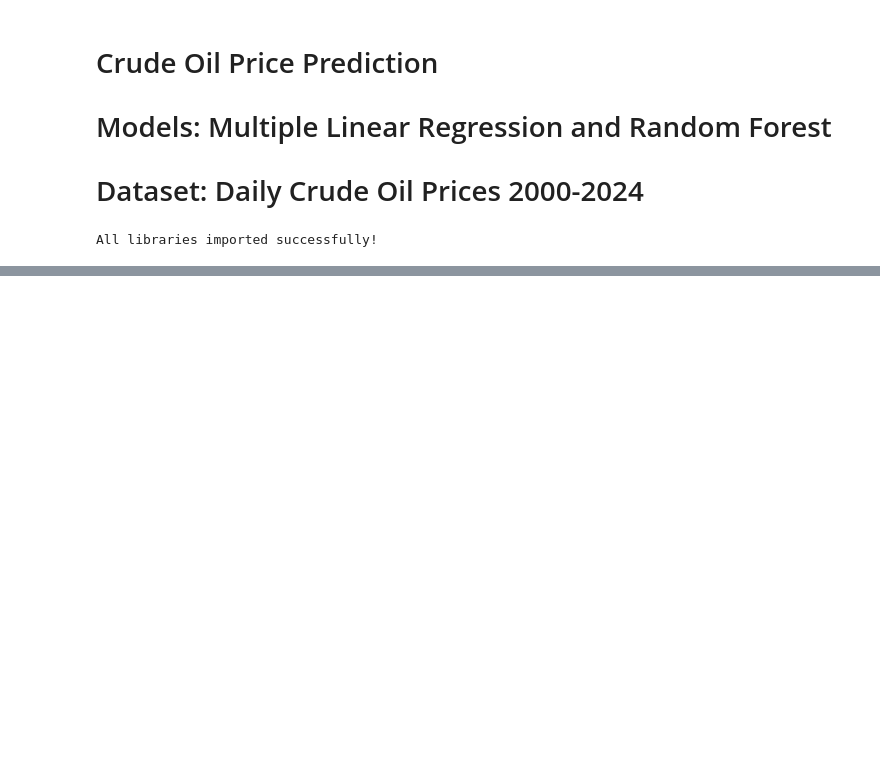
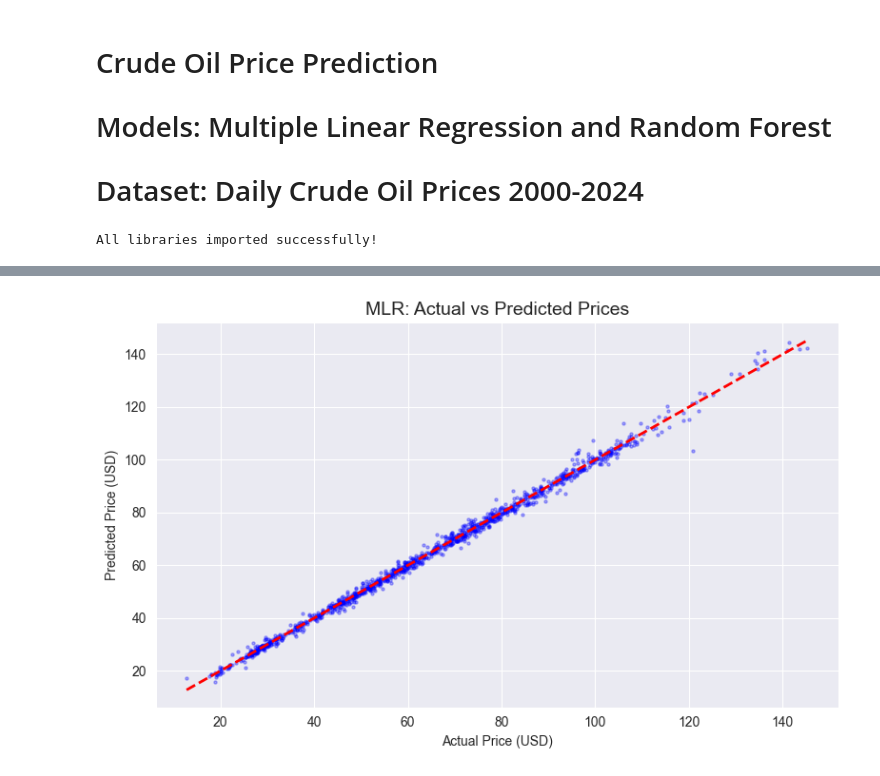
Before and after one commit to imseff/Crude-Oil-Price-Prediction, a Jupyter notebook: notebooks/crude_oil_prediction.ipynb, the cells around one changed output, grey strips where cells are left out. Drawn from its saved outputs; the diff is of its cells as text; code cells hidden in the pictures; blank space fills up the shorter version.

```diff
--- a/notebooks/crude_oil_prediction.ipynb
+++ b/notebooks/crude_oil_prediction.ipynb
@@ -51,0 +512,91 @@ FileNotFoundError: [Errno 2] No such file or directory: '../data/crude_oil_price
+# %%
+# ================================================
+# CELL 12 — MODEL COMPARISON VISUALIZATION
+# ================================================
+
+# ---- GRAPH 4: Actual vs Predicted (MLR) ----
+# This shows how close our MLR predictions are to real prices
+# Perfect model = all points on the diagonal line
+plt.figure(figsize=(8, 5))
+plt.scatter(y_test, mlr_predictions,
+            alpha=0.3,        # transparency so overlapping points are visible
+            color='blue',
+            s=5)              # small dot size
+plt.plot([y_test.min(), y_test.max()],
+         [y_test.min(), y_test.max()],
+         'r--', linewidth=2)  # red diagonal = perfect prediction line
+plt.title('MLR: Actual vs Predicted Prices', fontsize=14)
+plt.xlabel('Actual Price (USD)')
+plt.ylabel('Predicted Price (USD)')
+plt.tight_layout()
+plt.savefig('../outputs/mlr_actual_vs_predicted.png')
+plt.show()
+print("Graph 4 saved!")
+
+# ---- GRAPH 5: Actual vs Predicted (Random Forest) ----
+plt.figure(figsize=(8, 5))
+plt.scatter(y_test, rf_predictions,
+            alpha=0.3,
+            color='green',
+            s=5)
+plt.plot([y_test.min(), y_test.max()],
+         [y_test.min(), y_test.max()],
+         'r--', linewidth=2)
+plt.title('Random Forest: Actual vs Predicted Prices', fontsize=14)
+plt.xlabel('Actual Price (USD)')
+plt.ylabel('Predicted Price (USD)')
+plt.tight_layout()
+plt.savefig('../outputs/rf_actual_vs_predicted.png')
+plt.show()
+print("Graph 5 saved!")
+
+# ---- GRAPH 6: Side by Side Model Comparison ----
+# Bar chart comparing MAE, RMSE, R² of both models
+metrics = ['MAE', 'RMSE', 'R²']
+mlr_scores = [mlr_mae, mlr_rmse, mlr_r2]
+rf_scores  = [rf_mae,  rf_rmse,  rf_r2]
+
+x = np.arange(len(metrics))
+width = 0.35
+
+fig, ax = plt.subplots(figsize=(8, 5))
+bars1 = ax.bar(x - width/2, mlr_scores, width,
+               label='MLR', color='blue', alpha=0.7)
+bars2 = ax.bar(x + width/2, rf_scores,  width,
+               label='Random Forest', color='green', alpha=0.7)
+
+ax.set_title('Model Performance Comparison', fontsize=14)
+ax.set_xticks(x)
+ax.set_xticklabels(metrics)
+ax.legend()
+
+# Add value labels on top of each bar
+for bar in bars1:
+    ax.text(bar.get_x() + bar.get_width()/2,
+            bar.get_height(),
+            f'{bar.get_height():.4f}',
+            ha='center', va='bottom', fontsize=9)
+for bar in bars2:
+    ax.text(bar.get_x() + bar.get_width()/2,
+            bar.get_height(),
+            f'{bar.get_height():.4f}',
+            ha='center', va='bottom', fontsize=9)
+
+plt.tight_layout()
+plt.savefig('../outputs/model_comparison.png')
+plt.show()
+print("Graph 6 saved!")
+
+# ---- GRAPH 7: Feature Importance (Random Forest) ----
+plt.figure(figsize=(8, 5))
+sns.barplot(x='Importance', y='Feature',
+            data=importance_df, color='green')
+plt.title('Random Forest Feature Importance', fontsize=14)
+plt.xlabel('Importance Score')
+plt.ylabel('Feature')
+plt.tight_layout()
+plt.savefig('../outputs/feature_importance.png')
+plt.show()
+print("Graph 7 saved!")
+# %% [output]
+[figure, added]
```
Also changed, not shown: parts of 12 cells of this notebook.
